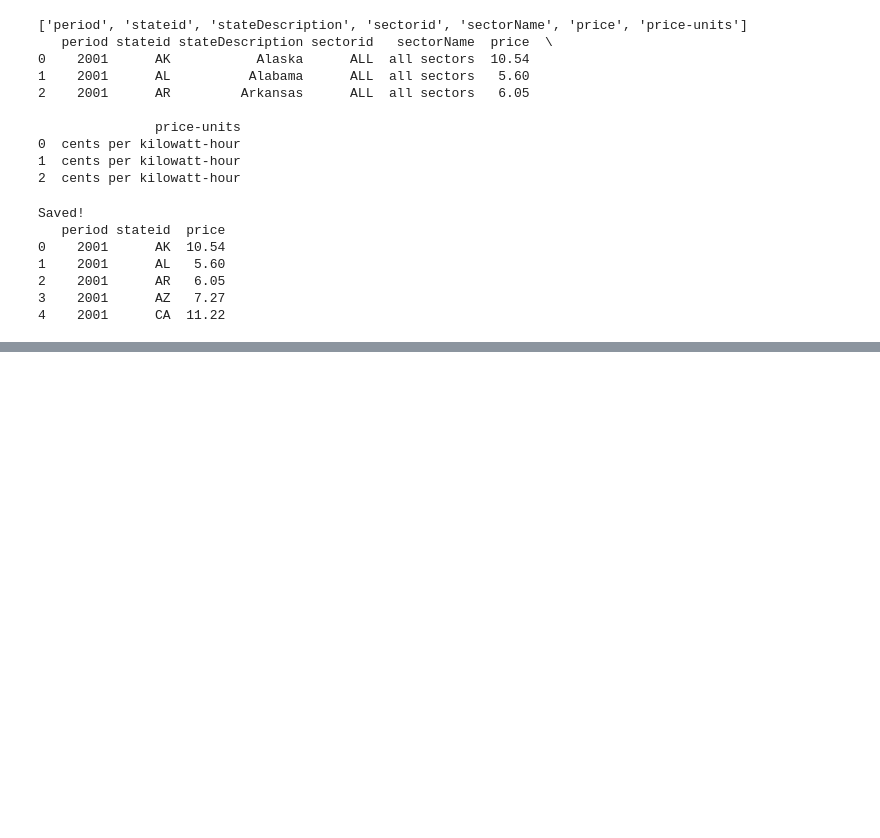
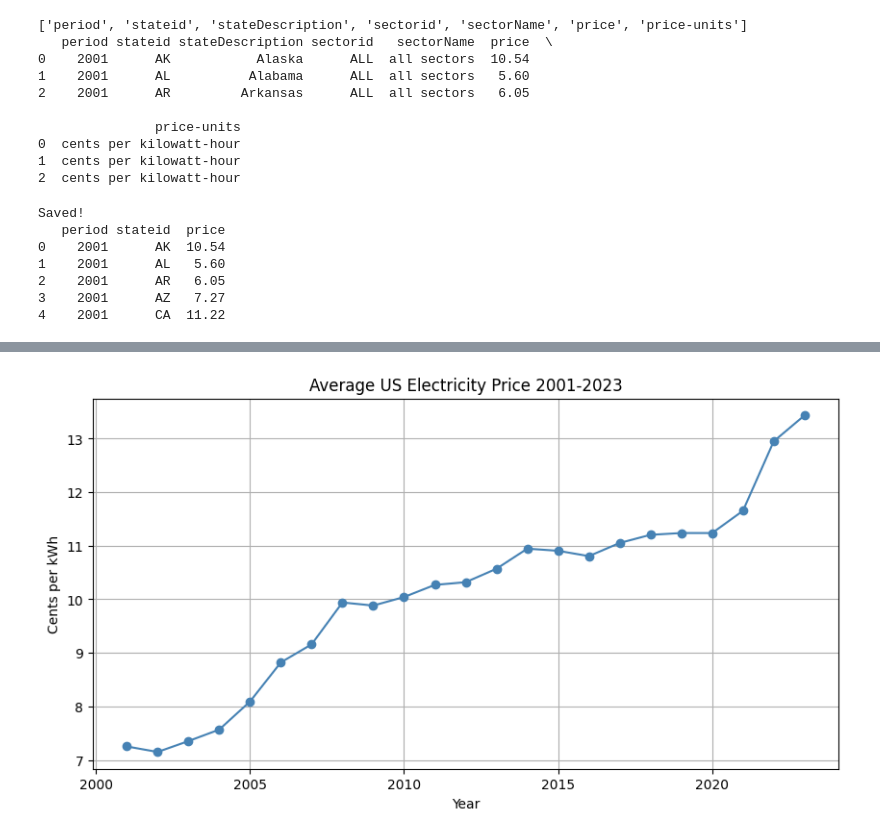
Before and after one commit to guneshm03/climate-risk-index, a Jupyter notebook: notebooks/02_cleaning_eda.ipynb, the cells around one changed output, grey strips where cells are left out. Cells and saved outputs as stored; diff of their text form; code cells hidden in the pictures; blank space fills up the shorter version.

Commit message:
add EDA charts

```diff
--- a/notebooks/02_cleaning_eda.ipynb
+++ b/notebooks/02_cleaning_eda.ipynb
@@ -197,0 +294,12 @@ Saved!
+# %%
+# Start with prices as base
+df_master = df_prices_clean.merge(df_consumption_clean, on=['state', 'year'], how='left')
+
+# Add temperature data
+df_master = df_master.merge(df_noaa_clean, on=['state', 'year'], how='left')
+
+# Add disaster counts
+df_master = df_master.merge(df_fema_counts, on=['state', 'year'], how='left')
+
+print(df_master.shape)
+print(df_master.head())
@@ -197,0 +314,6 @@ Saved!
+# %%
+# Replace NaN disaster counts with 0 - no disasters declared that year
+df_master['disaster_count'] = df_master['disaster_count'].fillna(0)
+
+print(df_master.isnull().sum())
+print(df_master.head())
@@ -197,0 +334,4 @@ Saved!
+# %%
+# Find states with missing temperature data
+missing_states = df_master[df_master['avg_temp'].isnull()]['state'].unique()
+print(missing_states)
@@ -197,0 +343,7 @@ Saved!
+# %%
+# Drop non-state rows - these are regional groupings not actual states
+df_master = df_master[~df_master['state'].isin(missing_states)]
+
+print(f"Records after dropping non-states: {len(df_master)}")
+print(f"Unique states: {df_master['state'].nunique()}")
+print(df_master.isnull().sum())
@@ -197,0 +375,15 @@ Saved!
+# %%
+import matplotlib.pyplot as plt
+
+# Average electricity price over time across all states
+df_price_trend = df_master.groupby('year')['price'].mean()
+
+plt.figure(figsize=(10,5))
+plt.plot(df_price_trend.index, df_price_trend.values, marker='o', color='steelblue')
+plt.title("Average US Electricity Price 2001-2023")
+plt.xlabel("Year")
+plt.ylabel("Cents per kWh")
+plt.grid(True)
+plt.show()
+# %% [output]
+[figure, added]
```
Also changed, not shown: parts of 14 cells of this notebook, 2 other files.
